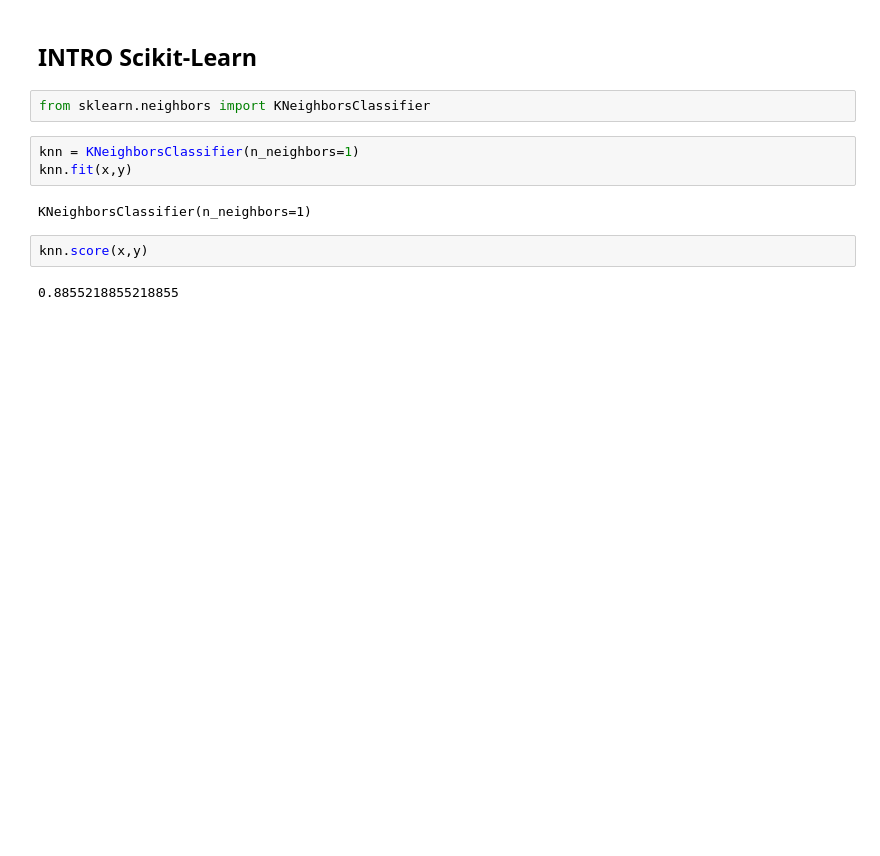
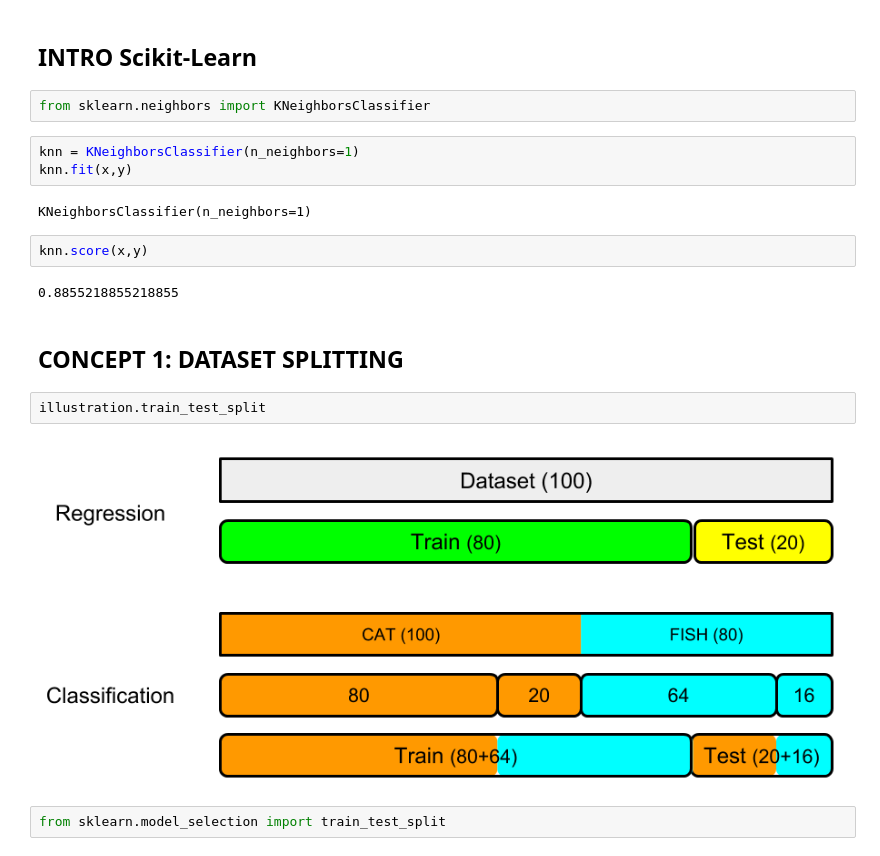
Before and after one commit to Ibnuamrithaher/Mechine-Learning-And-Deep-Learning, a Jupyter notebook: Course 2/Scikit_learn.ipynb, the cells around one changed output. Cells and saved outputs as stored; diff of their text form; blank space fills up the shorter version.

```diff
--- a/Course 2/Scikit_learn.ipynb
+++ b/Course 2/Scikit_learn.ipynb
@@ -126,3 +126,11 @@ KNeighborsClassifier(n_neighbors=1)
 knn.score(x,y)
 # %% [output]
 0.8855218855218855
+# %% [markdown]
+## **CONCEPT 1: DATASET SPLITTING**
+# %%
+illustration.train_test_split
+# %% [output]
+[figure, added]
+# %%
+from sklearn.model_selection import train_test_split
```
Also changed, not shown: parts of 27 cells of this notebook.
